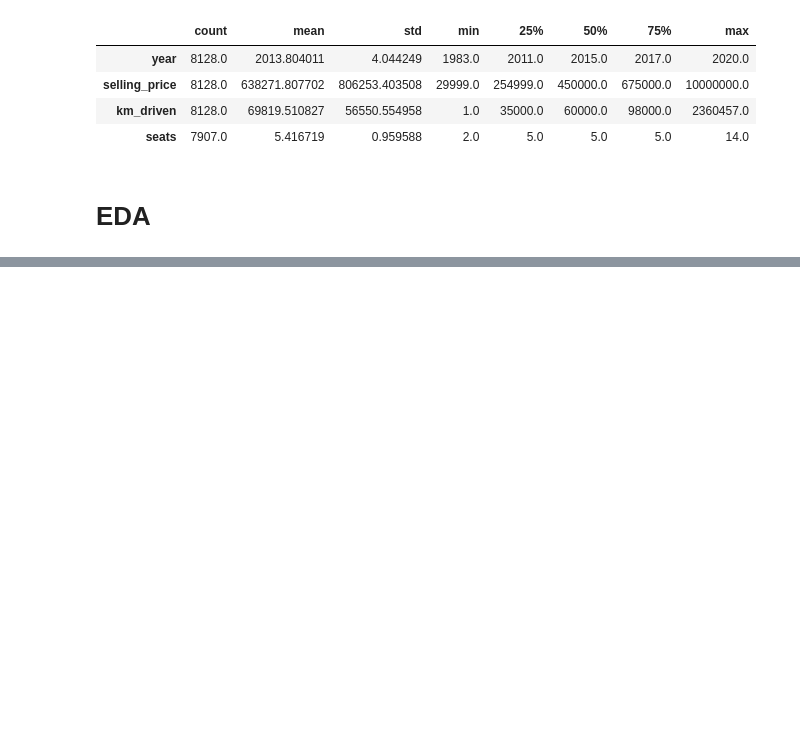
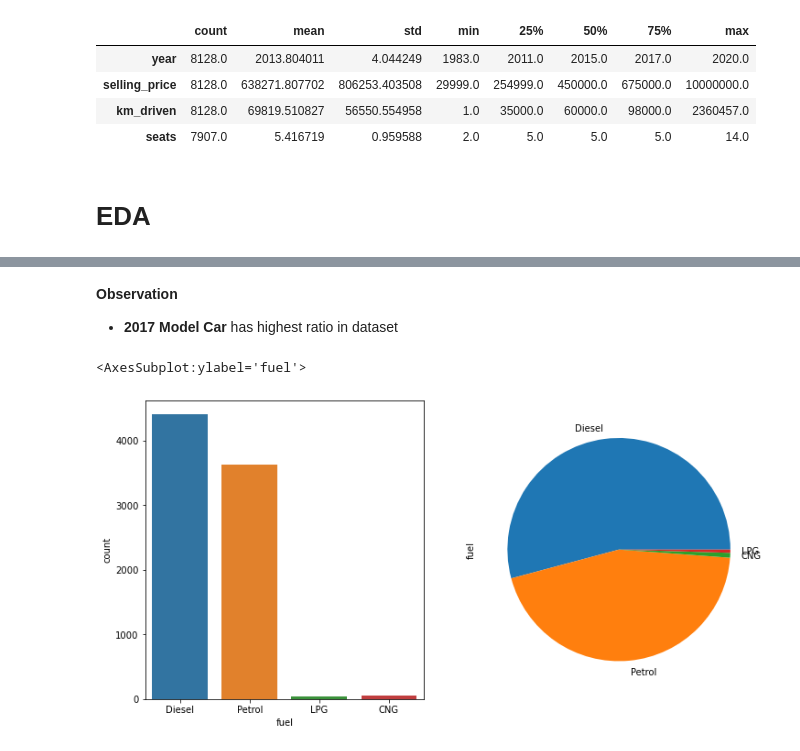
Before and after one commit to Sialsanwal/Data-Science, a Jupyter notebook: Machine learning Model/Regression Model/Project 1/Car Price EDA.ipynb, the cells around one changed output, grey strips where cells are left out. Drawn from its saved outputs; the diff is of its cells as text; code cells hidden in the pictures; blank space fills up the shorter version.

```diff
--- a/Machine learning Model/Regression Model/Project 1/Car Price EDA.ipynb
+++ b/Machine learning Model/Regression Model/Project 1/Car Price EDA.ipynb
@@ -119,0 +123,12 @@ sns.histplot(data=)
+# %% [markdown]
+**Observation**
+- **2017 Model Car** has highest ratio in dataset
+# %%
+plt.figure(figsize=(12,6))
+plt.subplot(1,2,1)
+sns.countplot(data=df,x=df.fuel)
+plt.subplot(1,2,2)
+df.fuel.value_counts().plot(kind='pie',autopct="")
+# %% [output]
+<AxesSubplot:ylabel='fuel'>
+[figure, added]
```
Also changed, not shown: parts of 2 cells of this notebook.
